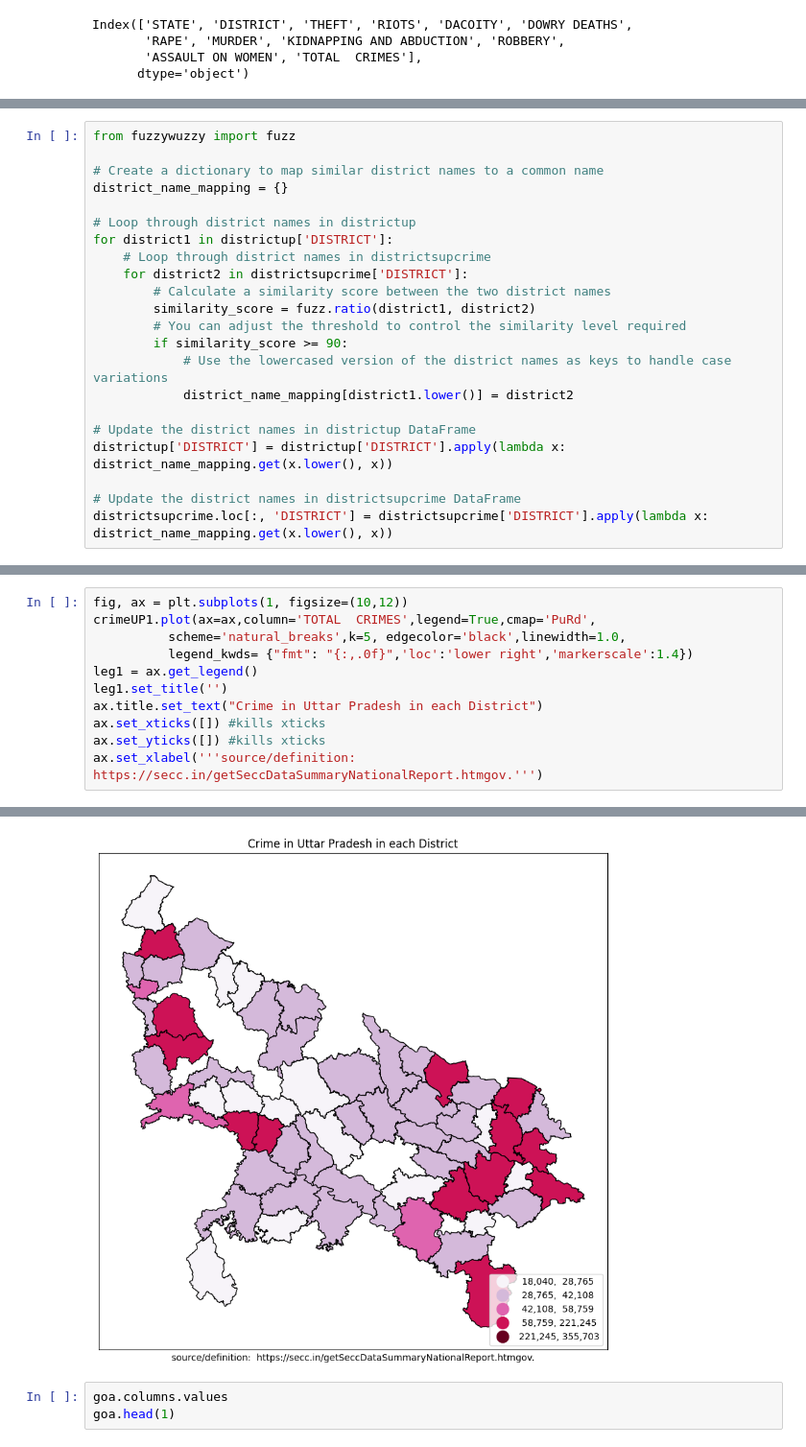
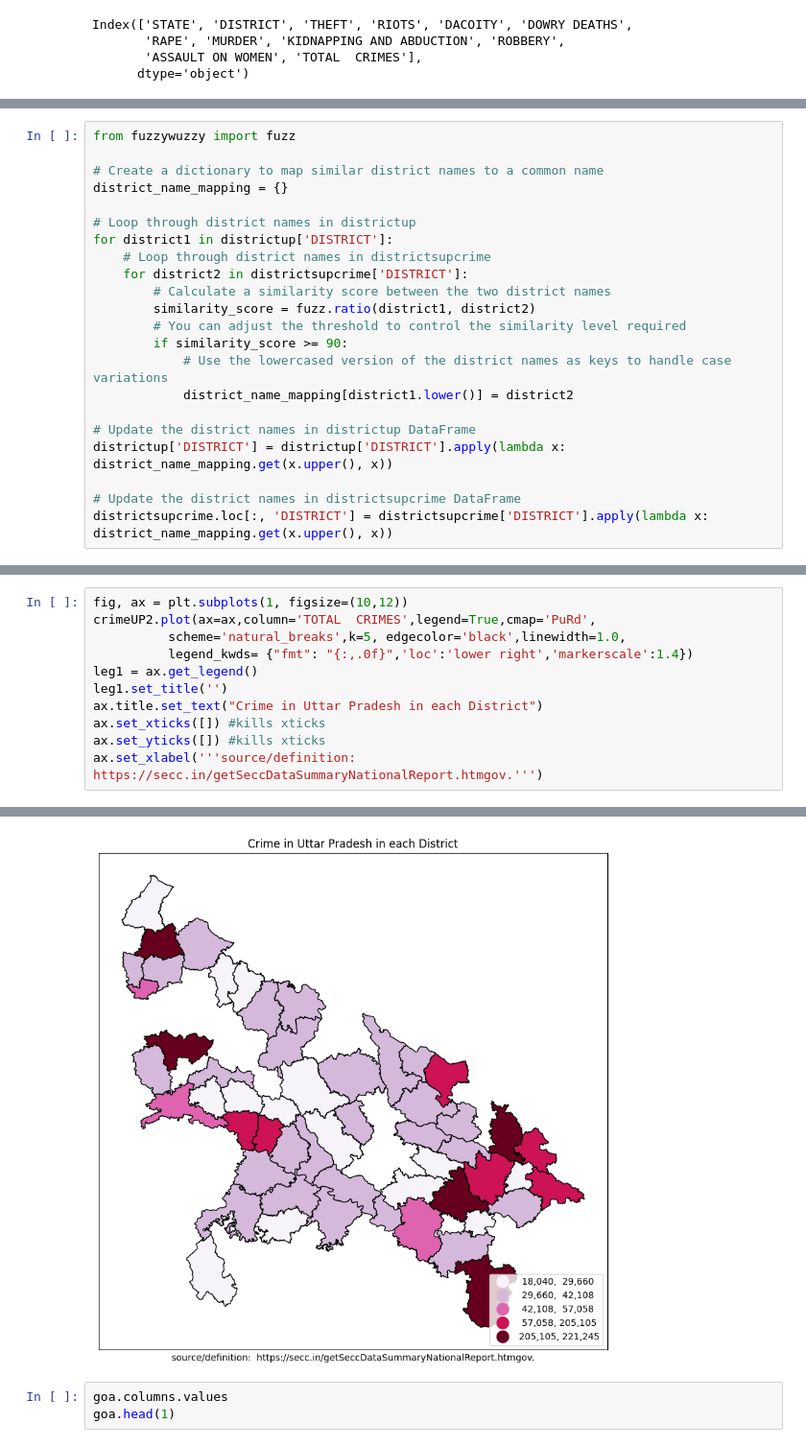
Before and after one commit to HarshGujarathi7/GISTEST, a Jupyter notebook: ps2.ipynb, the cells around one changed output, grey strips where cells are left out. Shown at 96% size. Saved outputs shown, nothing was run; the diff lists cells and outputs as text.

```diff
--- a/ps2.ipynb
+++ b/ps2.ipynb
@@ -764,10 +1014,10 @@ for district1 in districtup['DISTRICT']:
             district_name_mapping[district1.lower()] = district2
 
 # Update the district names in districtup DataFrame
-districtup['DISTRICT'] = districtup['DISTRICT'].apply(lambda x: district_name_mapping.get(x.lower(), x))
+districtup['DISTRICT'] = districtup['DISTRICT'].apply(lambda x: district_name_mapping.get(x.upper(), x))
 
 # Update the district names in districtsupcrime DataFrame
-districtsupcrime.loc[:, 'DISTRICT'] = districtsupcrime['DISTRICT'].apply(lambda x: district_name_mapping.get(x.lower(), x))
+districtsupcrime.loc[:, 'DISTRICT'] = districtsupcrime['DISTRICT'].apply(lambda x: district_name_mapping.get(x.upper(), x))
 # %% [output]
 A value is trying to be set on a copy of a slice from a DataFrame.
 Try using .loc[row_indexer,col_indexer] = value instead
@@ -801,20 +1051,20 @@ crimeUP2 = pd.merge(districtup, districtsupcrime, on='DISTRICT',how='inner',indi
 # %%
 fig, ax = plt.subplots(1, figsize=(10,12))
-crimeUP1.plot(ax=ax,column='TOTAL  CRIMES',legend=True,cmap='PuRd',
+crimeUP2.plot(ax=ax,column='TOTAL  CRIMES',legend=True,cmap='PuRd',
           scheme='natural_breaks',k=5, edgecolor='black',linewidth=1.0,
           legend_kwds= {"fmt": "{:,.0f}",'loc':'lower right','markerscale':1.4})
 leg1 = ax.get_legend()
 leg1.set_title('')
 ax.title.set_text("Crime in Uttar Pradesh in each District")
 ax.set_xticks([]) #kills xticks
 ax.set_yticks([]) #kills xticks
 ax.set_xlabel('''source/definition:  https://secc.in/getSeccDataSummaryNationalReport.htmgov.''')
 # %% [output]
 <Axes: >
 []
 []
 Text(0.5, 186.53447013850024, 'source/definition:  https://secc.in/getSeccDataSummaryNationalReport.htmgov.')
-[figure, old version]
+[figure, new version]
 # %%
 goa.columns.values
 goa.head(1)
```
Also changed, not shown: parts of 49 cells of this notebook.
